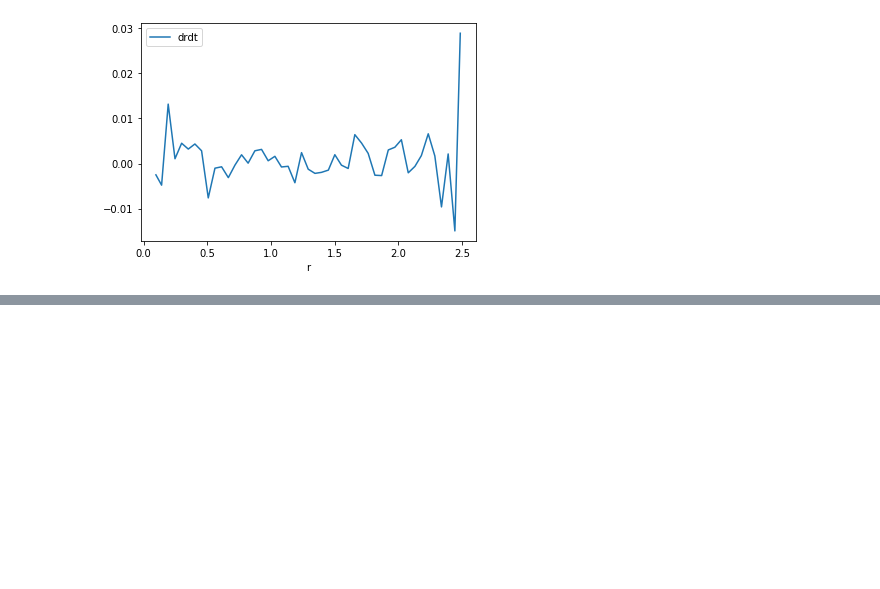
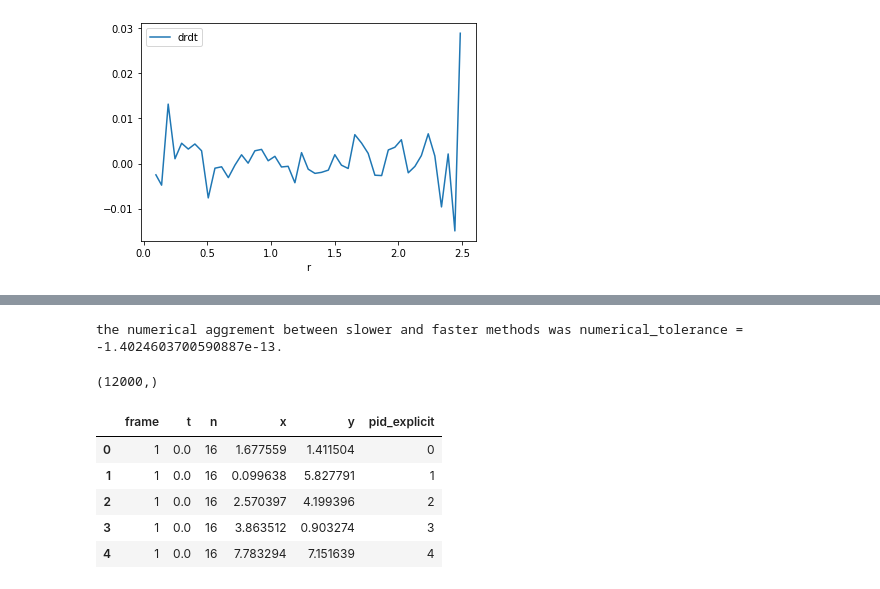
Before and after one commit to timtyree/care, a Jupyter notebook: notebooks/dev msd.ipynb, the cells around one changed output, grey strips where cells are left out. Drawn from its saved outputs; the diff is of its cells as text; code cells hidden in the pictures; blank space fills up the shorter version.

```diff
--- a/notebooks/dev msd.ipynb
+++ b/notebooks/dev msd.ipynb
@@ -1811,0 +1814,41 @@ plt.show()
+# %%
+def autocorrFFT(x):
+    N=len(x)
+    F = np.fft.fft(x, n=2*N)  #2*N because of zero-padding
+    PSD = F * F.conjugate()
+    res = np.fft.ifft(PSD)
+    res= (res[:N]).real   #now we have the autocorrelation in convention B
+    n=N*np.ones(N)-np.arange(0,N) #divide res(m) by (N-m)
+    return res/n #this is the autocorrelation in convention A
+
+def msd_fft(r):
+    N=len(r)
+    D=np.square(r).sum(axis=1)
+    D=np.append(D,0)
+    S2=sum([autocorrFFT(r[:, i]) for i in range(r.shape[1])])
+    Q=2*D.sum()
+    S1=np.zeros(N)
+    for m in range(N):
+        Q=Q-D[m-1]-D[N-m]
+        S1[m]=Q/(N-m)
+    return S1-2*S2
+
+def msd_straight_forward(r):
+    shifts = np.arange(len(r))
+    msds = np.zeros(shifts.size)
+
+    for i, shift in enumerate(shifts):
+        diffs = r[:-shift if shift else None] - r[shift:]
+        sqdist = np.square(diffs).sum(axis=1)
+        msds[i] = sqdist.mean()
+
+    return msds
+
+#test that msd_fft results in msd_straight_forward to machine precision for an unseeded random walk
+N=1000
+r = np.cumsum(np.random.choice([-1., 0., 1.], size=(N, 11)), axis=0)
+assert ( np.isclose(msd_fft(r)-msd_straight_forward(r),0.).all() )
+numerical_tolerance=np.mean(msd_fft(r)-msd_straight_forward(r))
+print(f"the numerical aggrement between slower and faster methods was numerical_tolerance = {numerical_tolerance}.")
+# %% [output]
+the numerical aggrement between slower and faster methods was numerical_tolerance = -1.4024603700590887e-13.
@@ -1811,0 +1869,13 @@ plt.show()
+# %%
+msd_values.shape
+# %% [output]
+(12000,)
+# %%
+df.head()
+# %% [output]
+|  | frame | t | n | x | y | pid_explicit |
+| 0 | 1 | 0.0 | 16 | 1.677559 | 1.411504 | 0 |
+| 1 | 1 | 0.0 | 16 | 0.099638 | 5.827791 | 1 |
+| 2 | 1 | 0.0 | 16 | 2.570397 | 4.199396 | 2 |
+| 3 | 1 | 0.0 | 16 | 3.863512 | 0.903274 | 3 |
+| 4 | 1 | 0.0 | 16 | 7.783294 | 7.151639 | 4 |
```
Also changed, not shown: parts of 11 cells of this notebook, 2 other files.
